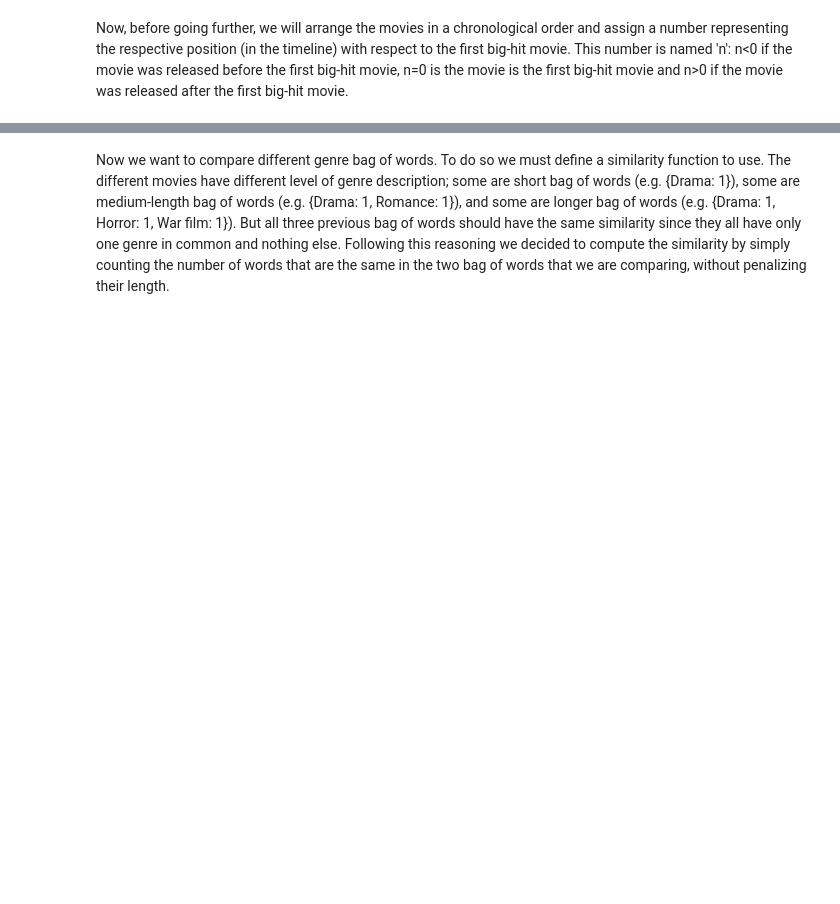
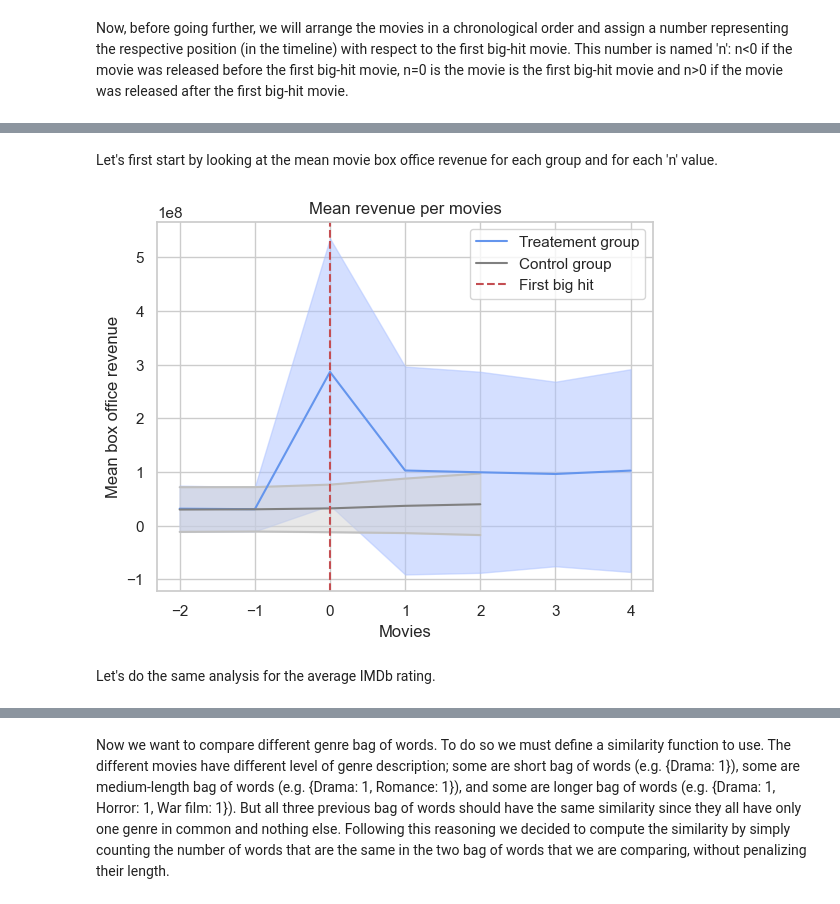
Before and after one commit to epfl-ada/ada-2023-project-pinacolada23, a Jupyter notebook: observational_study.ipynb, the cells around one changed output, grey strips where cells are left out. Drawn from its saved outputs; the diff is of its cells as text; code cells hidden in the pictures; blank space fills up the shorter version.

```diff
--- a/observational_study.ipynb
+++ b/observational_study.ipynb
@@ -285,0 +279,32 @@ df_career_analysis
+# %% [markdown]
+Let's first start by looking at the mean movie box office revenue for each group and for each 'n' value.
+# %%
+# For both group, group by the 'n' values and compute the mean revenue. Then keep only indexes for which we have enough actors
+to_plot_rev_treat = treat.groupby('n')['revenue'].mean()[to_plot_indexes_treat]
+to_plot_rev_ctrl = ctrl.groupby('n')['revenue'].mean()[to_plot_indexes_ctrl]
+
+# Do the same for the standard deviation
+std_rev_treat = treat.groupby('n')['revenue'].std()[to_plot_indexes_treat]
+std_rev_ctrl = ctrl.groupby('n')['revenue'].std()[to_plot_indexes_ctrl]
+
+# Plot the results
+plt.fill_between(to_plot_rev_treat.index, to_plot_rev_treat-std_rev_treat, to_plot_rev_treat+std_rev_treat, alpha = 0.5, color = (0.67, 0.757, 1))
+plt.fill_between(to_plot_rev_ctrl.index, to_plot_rev_ctrl - std_rev_ctrl, to_plot_rev_ctrl + std_rev_ctrl, alpha = 0.5, color =  'lightgrey')
+
+plt.plot((to_plot_rev_ctrl - std_rev_ctrl), color='silver')
+plt.plot((to_plot_rev_ctrl + std_rev_ctrl), color='silver')
+
+plt.plot(to_plot_rev_treat, label = 'Treatement group', color='cornflowerblue')
+plt.plot(to_plot_rev_ctrl, label = 'Control group', color='grey')
+
+
+plt.axvline(x=0, color='r', label = 'First big hit', linestyle ='--')
+plt.title('Mean revenue per movies')
+plt.xlabel('Movies')
+plt.ylabel('Mean box office revenue')
+plt.legend()
+plt.show()
+# %% [output]
+[figure, added]
+# %% [markdown]
+Let's do the same analysis for the average IMDb rating.
```
Also changed, not shown: parts of 27 cells of this notebook, 1 other file.
